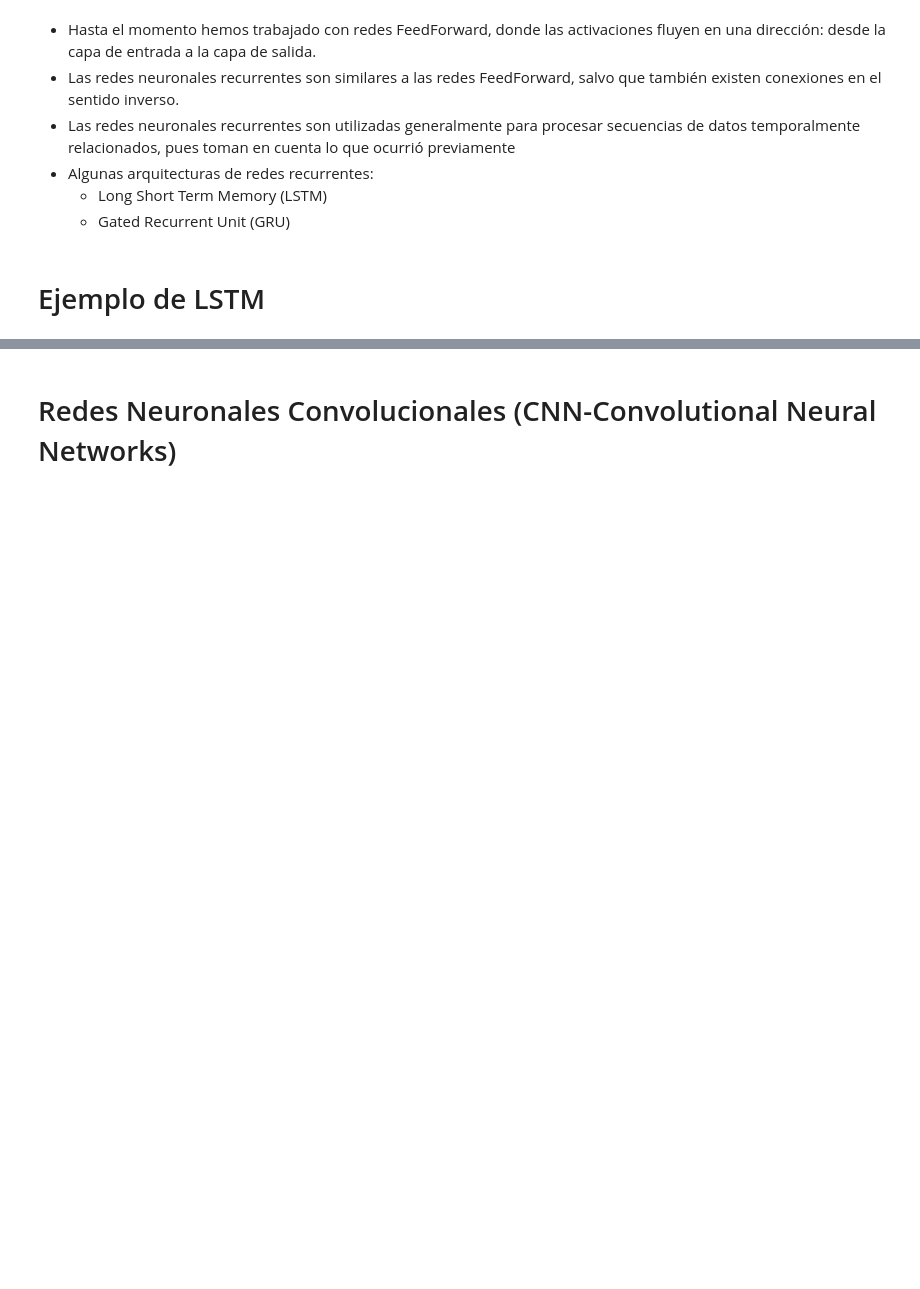
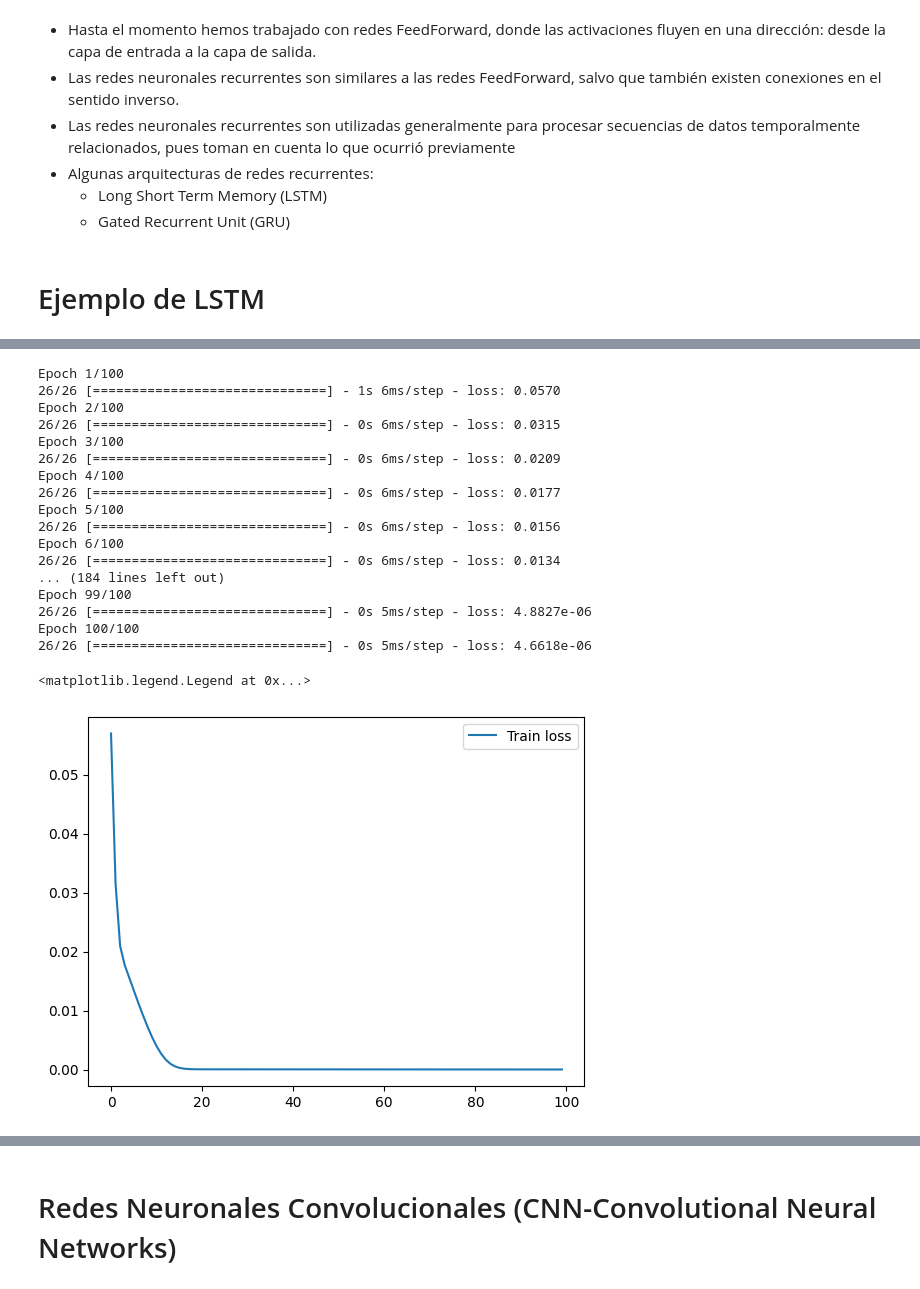
Before and after one commit to jeedorsa/Bootcamp-Data-Science, a Jupyter notebook: Clases/NeuralNetworks/11-NeuralNetworks.ipynb, the cells around one changed output, grey strips where cells are left out. Saved outputs shown, nothing was run; the diff lists cells and outputs as text; code cells hidden in the pictures; blank space fills up the shorter version.

```diff
--- a/Clases/NeuralNetworks/11-NeuralNetworks.ipynb
+++ b/Clases/NeuralNetworks/11-NeuralNetworks.ipynb
@@ -467,14 +488,34 @@ model.add(LSTM(units = 50,
                return_sequences = False # True si la siguiente capa será una capa recurrente
                ))
 # Capa de salida
-model.add(Dense(units = 1, activation = 'relu'))
-
-# Compilado
+model.add(Dense(units = 1, activation = 'linear'))
 model.compile(loss = 'mean_squared_error', optimizer = 'adam')
-
-history_lstm = model.fit(generator, epochs=200) # el generador creará los datos en cada iteración
-
-plt.plot(history_lstm.history['loss'], label='Train loss')
-plt.legend()
+# %%
+# Compilado
+
+history_lstm = model.fit(generator, epochs=100) # el generador creará los datos en cada iteración
+
+plt.plot(history_lstm.history['loss'], label='Train loss')
+plt.legend()
+# %% [output]
+Epoch 1/100
+26/26 [==============================] - 1s 6ms/step - loss: 0.0570
+Epoch 2/100
+26/26 [==============================] - 0s 6ms/step - loss: 0.0315
+Epoch 3/100
+26/26 [==============================] - 0s 6ms/step - loss: 0.0209
+Epoch 4/100
+26/26 [==============================] - 0s 6ms/step - loss: 0.0177
+Epoch 5/100
+26/26 [==============================] - 0s 6ms/step - loss: 0.0156
+Epoch 6/100
+26/26 [==============================] - 0s 6ms/step - loss: 0.0134
+... (184 lines left out)
+Epoch 99/100
+26/26 [==============================] - 0s 5ms/step - loss: 4.8827e-06
+Epoch 100/100
+26/26 [==============================] - 0s 5ms/step - loss: 4.6618e-06
+<matplotlib.legend.Legend at 0x...>
+[figure, added]
 # %%
 model.summary()
```
Also changed, not shown: parts of 15 cells of this notebook.
